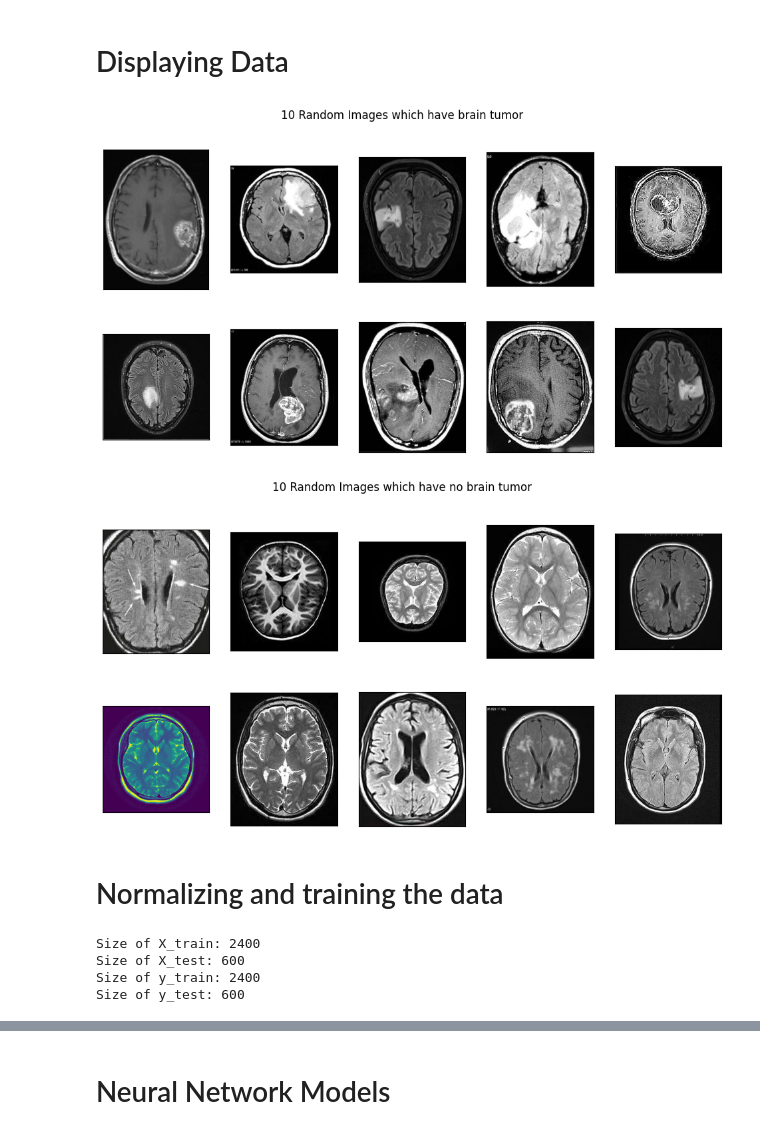
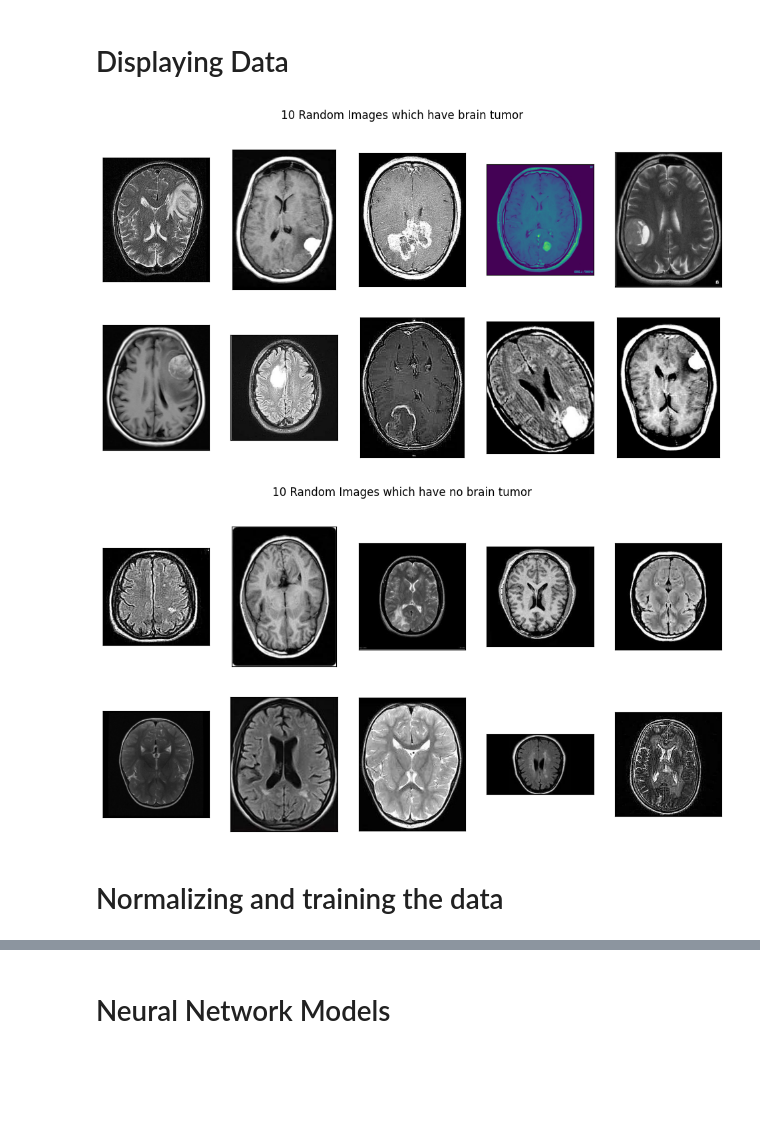
Before and after one commit to AliZ786/COMP-478, a Jupyter notebook: COMP478_Project.ipynb, the cells around one changed output, grey strips where cells are left out. Drawn from its saved outputs; the diff is of its cells as text; code cells hidden in the pictures; blank space fills up the shorter version.

```diff
--- a/COMP478_Project.ipynb
+++ b/COMP478_Project.ipynb
@@ -42,33 +48,33 @@ import tensorflow as tf
 # %%
 import os
 import random
 import matplotlib.pyplot as plt
 
-folder_path = "data/yes"
+folder_path = "drive/MyDrive/data/yes"
 image_list = os.listdir(folder_path)
 random_images = random.sample(image_list, 10)
 
 image_data = []  # List to store image data
 
 fig, axes = plt.subplots(nrows=2, ncols=5, figsize=(12, 6))
 for i, ax in enumerate(axes.flat):
     image_path = os.path.join(folder_path, random_images[i])
     img = plt.imread(image_path)
     image_data.append(img)  # Append image to list
     ax.imshow(img)
     ax.set_xticks([])
     ax.set_yticks([])
 
 plt.suptitle("10 Random Images which have brain tumor")
 plt.show()
 # %% [output]
-[figure, old version]
+[figure, new version]
 # %%
 import os
 import random
 import matplotlib.pyplot as plt
 
-folder_path = "data/no"
+folder_path = "drive/MyDrive/data/no"
 image_list = os.listdir(folder_path)
 random_images = random.sample(image_list, 10)
 
@@ -86,7 +92,7 @@ for i, ax in enumerate(axes.flat):
 plt.suptitle("10 Random Images which have no brain tumor")
 plt.show()
 # %% [output]
-[figure, old version]
+[figure, new version]
 # %% [markdown]
 # Normalizing and training the data
 # %%
@@ -122,13 +125,3 @@ X_test_images = load_images(X_test)
-# %%
-print("Size of X_train:", len(X_train))
-print("Size of X_test:", len(X_test))
-print("Size of y_train:", len(y_train))
-print("Size of y_test:", len(y_test))
-# %% [output]
-Size of X_train: 2400
-Size of X_test: 600
-Size of y_train: 2400
-Size of y_test: 600
 # %%
 # Count the number of images for each class in the training and testing datasets
 train_counts = np.unique(y_train, return_counts=True)
```
Also changed, not shown: parts of 14 cells of this notebook.
